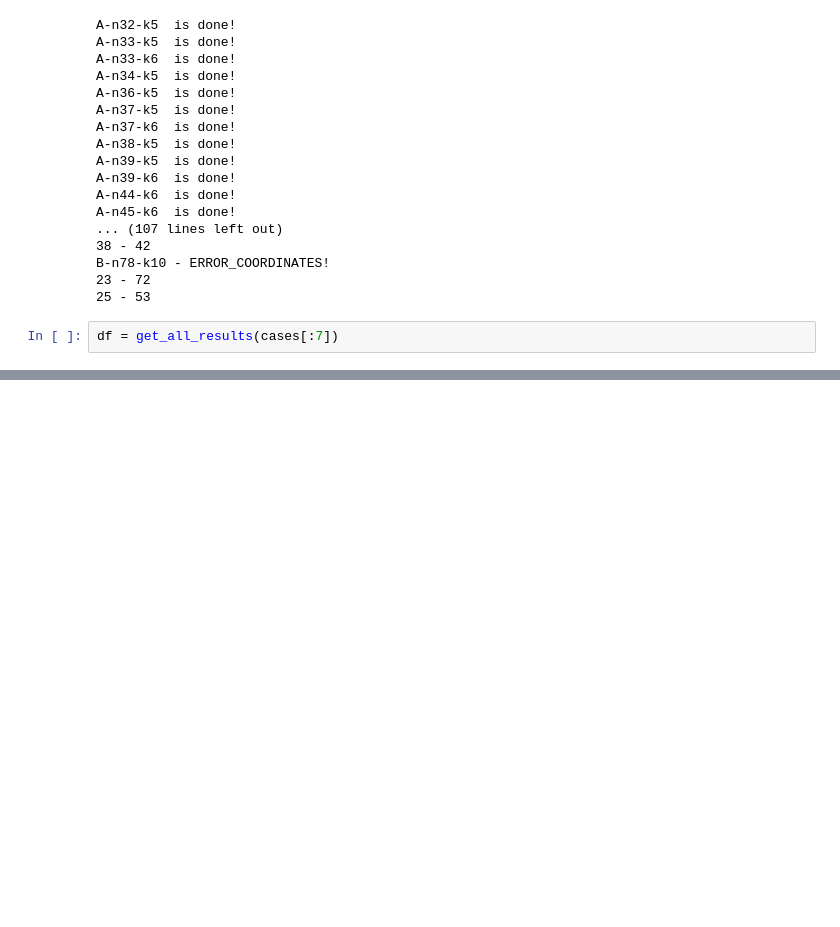
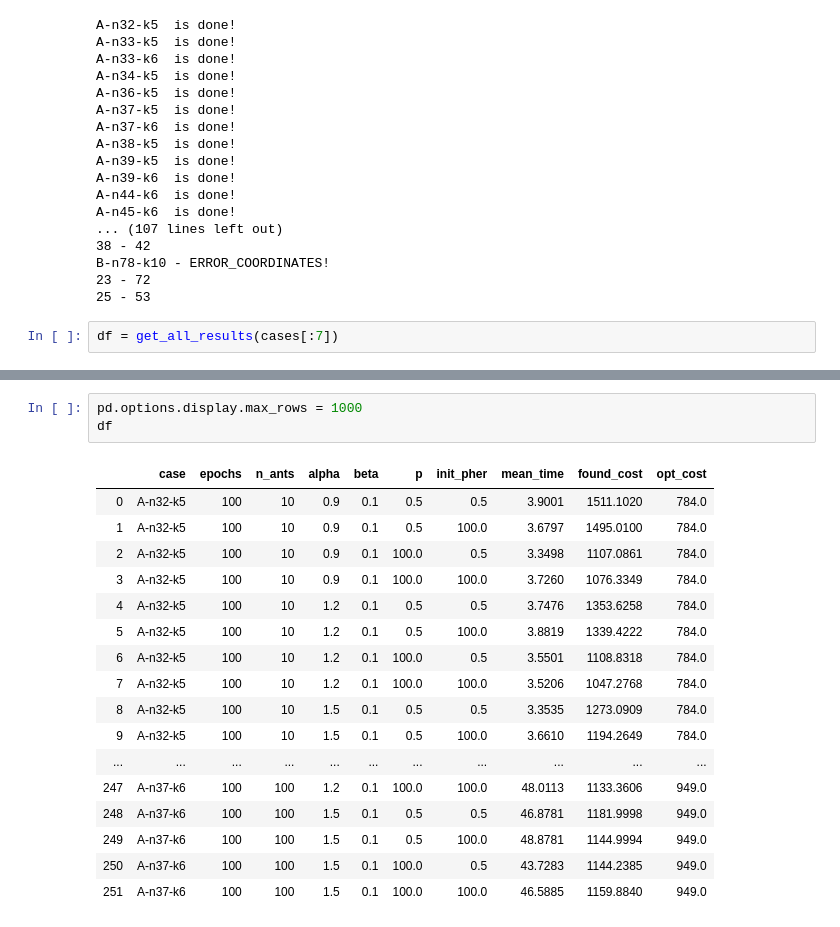
Before and after one commit to kislN/AntColonyVRP, a Jupyter notebook: report.ipynb, the cells around one changed output, grey strips where cells are left out. Saved outputs shown, nothing was run; the diff lists cells and outputs as text; blank space fills up the shorter version.

```diff
--- a/report.ipynb
+++ b/report.ipynb
@@ -44,0 +60,21 @@ df
+# %%
+pd.options.display.max_rows = 1000
+df
+# %% [output]
+|  | case | epochs | n_ants | alpha | beta | p | init_pher | mean_time | found_cost | opt_cost |
+| 0 | A-n32-k5 | 100 | 10 | 0.9 | 0.1 | 0.5 | 0.5 | 3.9001 | 1511.1020 | 784.0 |
+| 1 | A-n32-k5 | 100 | 10 | 0.9 | 0.1 | 0.5 | 100.0 | 3.6797 | 1495.0100 | 784.0 |
+| 2 | A-n32-k5 | 100 | 10 | 0.9 | 0.1 | 100.0 | 0.5 | 3.3498 | 1107.0861 | 784.0 |
+| 3 | A-n32-k5 | 100 | 10 | 0.9 | 0.1 | 100.0 | 100.0 | 3.7260 | 1076.3349 | 784.0 |
+| 4 | A-n32-k5 | 100 | 10 | 1.2 | 0.1 | 0.5 | 0.5 | 3.7476 | 1353.6258 | 784.0 |
+| 5 | A-n32-k5 | 100 | 10 | 1.2 | 0.1 | 0.5 | 100.0 | 3.8819 | 1339.4222 | 784.0 |
+| 6 | A-n32-k5 | 100 | 10 | 1.2 | 0.1 | 100.0 | 0.5 | 3.5501 | 1108.8318 | 784.0 |
+| 7 | A-n32-k5 | 100 | 10 | 1.2 | 0.1 | 100.0 | 100.0 | 3.5206 | 1047.2768 | 784.0 |
+| 8 | A-n32-k5 | 100 | 10 | 1.5 | 0.1 | 0.5 | 0.5 | 3.3535 | 1273.0909 | 784.0 |
+| 9 | A-n32-k5 | 100 | 10 | 1.5 | 0.1 | 0.5 | 100.0 | 3.6610 | 1194.2649 | 784.0 |
+| ... | ... | ... | ... | ... | ... | ... | ... | ... | ... | ... |
+| 247 | A-n37-k6 | 100 | 100 | 1.2 | 0.1 | 100.0 | 100.0 | 48.0113 | 1133.3606 | 949.0 |
+| 248 | A-n37-k6 | 100 | 100 | 1.5 | 0.1 | 0.5 | 0.5 | 46.8781 | 1181.9998 | 949.0 |
+| 249 | A-n37-k6 | 100 | 100 | 1.5 | 0.1 | 0.5 | 100.0 | 48.8781 | 1144.9994 | 949.0 |
+| 250 | A-n37-k6 | 100 | 100 | 1.5 | 0.1 | 100.0 | 0.5 | 43.7283 | 1144.2385 | 949.0 |
+| 251 | A-n37-k6 | 100 | 100 | 1.5 | 0.1 | 100.0 | 100.0 | 46.5885 | 1159.8840 | 949.0 |
```
Also changed, not shown: parts of 9 cells of this notebook, 14 other files.
